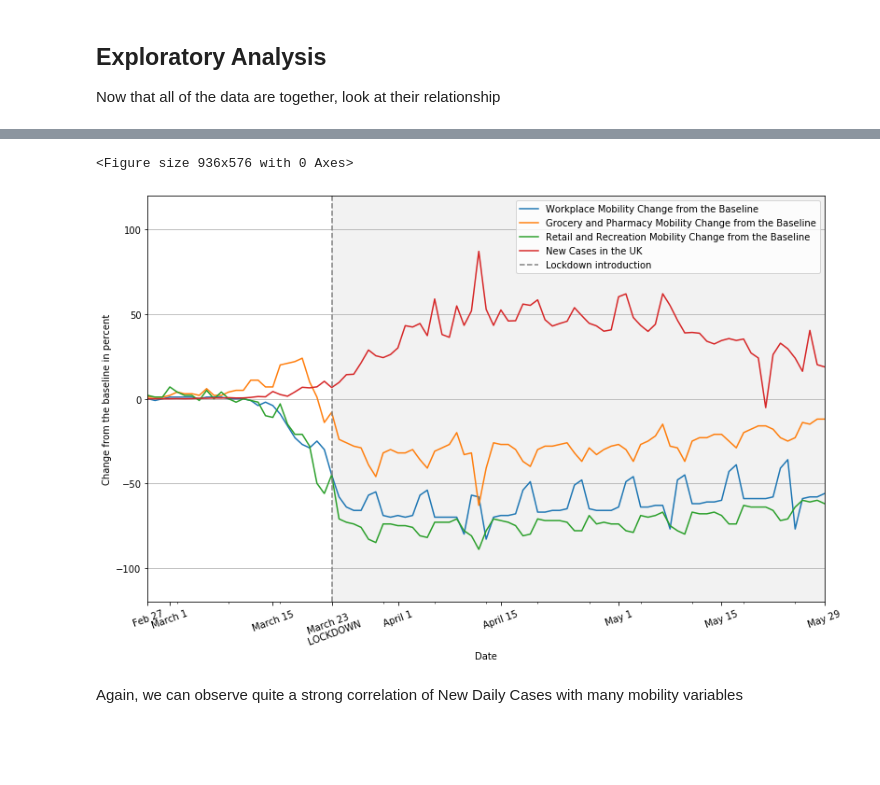
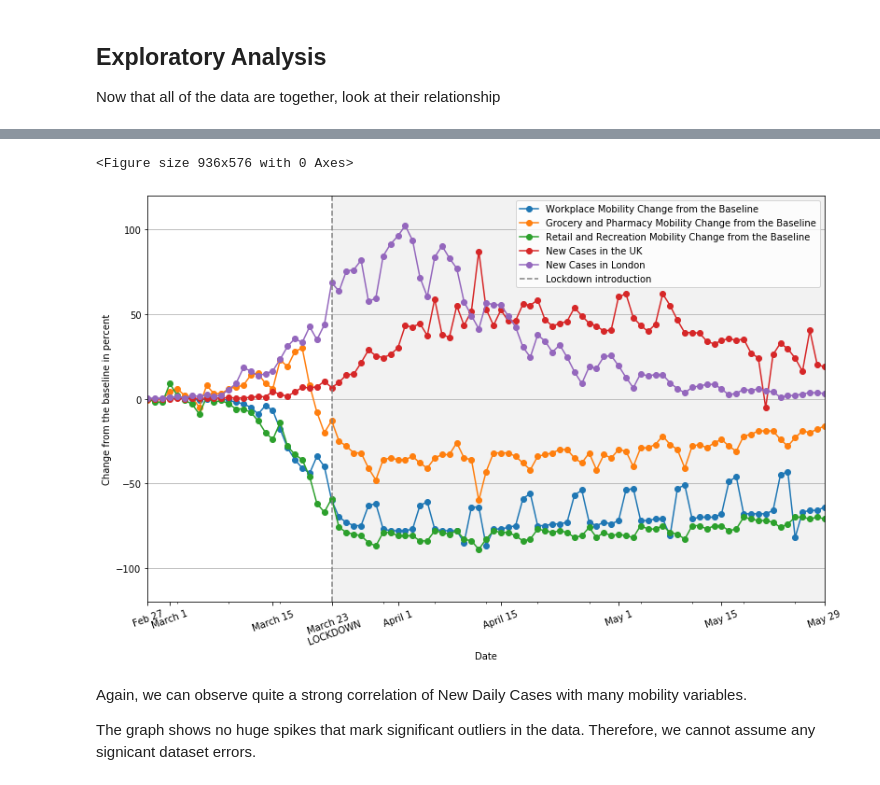
Before and after one commit to IuliiaZaitova/COVID_Prediction_London_National_Transport_Use, a Jupyter notebook: UK_transport.ipynb, the cells around one changed output, grey strips where cells are left out. Cells and saved outputs as stored; diff of their text form; code cells hidden in the pictures; blank space fills up the shorter version.

Commit message:
Add Daily Cases in London, do Poly Regr and SVR on most corr features

```diff
--- a/UK_transport.ipynb
+++ b/UK_transport.ipynb
@@ -219,5 +263,4 @@ df_new_cases = pd.read_csv(path_new_cases, parse_dates = ['date'], dayfirst=True
 # %%
-# choose the country and the dates under analysis
-new_cases_uk = df_new_cases[['date','United Kingdom']]
-new_cases_uk.rename(columns={'date':'Date', 'United Kingdom': 'New Cases'}, inplace=True)
+new_cases_uk = df_new_cases[['date', 'United Kingdom']]
+new_cases_uk.rename(columns={'date':'Date', 'United Kingdom': 'new_cases_uk'}, inplace=True)
 new_cases_uk = new_cases_uk[new_cases_uk['Date'].isin(pd.date_range('2020-02-27', '2020-05-29'))]
@@ -250,0 +267,15 @@ uk_mobility
+# %%
+# prepare the data for london#
+# choose the region and the dates under analysis
+new_cases_london = new_cases_london[['date','Cumulative lab-confirmed cases']]
+new_cases_london.rename(columns={'date':'Date', 'Cumulative lab-confirmed cases': 'new_cases_london'}, inplace=True)
+new_cases_london.sort_values(by='Date', inplace=True)
+
+new_cases_l = [0]
+for n in range(1, len(new_cases_london)):
+    current = new_cases_london['new_cases_london'].tolist()[n]
+    previous = new_cases_london['new_cases_london'].tolist()[n-1]
+    new_cases_l.append((current-previous)/10)
+new_cases_london['new_cases_london'] = new_cases_l
+new_cases_london = new_cases_london[new_cases_london['Date'].isin(pd.date_range('2020-02-27', '2020-05-29'))]
+new_cases_london
@@ -251,10 +300,11 @@ uk_mobility
 # %%
-# for easier plotting, divide the number of new cases by 100
-new_cases_uk['New Cases'] = new_cases_uk['New Cases']/100
+# for easier plotting, divide the number of new cases in UK by 100
+new_cases_uk['new_cases_uk'] = new_cases_uk['new_cases_uk']/100
 # %%
 # merge the UK mobility with new cases
-df_covid_uk = pd.merge(uk_mobility, new_cases_uk, how='left', on='Date')
+df_cases_mobility = pd.merge(new_cases_london, new_cases_uk, how='left', on='Date')
+df_cases_mobility = pd.merge(df_cases_mobility, london_mobility, how='left', on='Date')
+
 # check for missing values
-df_covid_uk.isna().any()
-df_covid_uk
+df_cases_mobility.isna().any()
 # %% [output]
@@ -286,23 +334,26 @@ df_covid_uk.corr()
 # %%
 # plot the data on one graph
 plt.figure(figsize = (13, 8))
-ax = df_covid_uk.plot(figsize = (13, 8), x='Date', y='workplaces_percent_change_from_baseline', label = 'Workplace Mobility Change from the Baseline')
-df_covid_uk.plot(x='Date', y='grocery_and_pharmacy_percent_change_from_baseline', label = 'Grocery and Pharmacy Mobility Change from the Baseline', ax=ax)
-df_covid_uk.plot(x='Date', y='retail_and_recreation_percent_change_from_baseline', label = 'Retail and Recreation Mobility Change from the Baseline', ax=ax)
+ax = df_cases_mobility.plot(figsize = (13, 8), x='Date', y='workplaces_percent_change_from_baseline', label = 'Workplace Mobility Change from the Baseline', marker = 'o')
+df_cases_mobility.plot(x='Date', y='grocery_and_pharmacy_percent_change_from_baseline', label = 'Grocery and Pharmacy Mobility Change from the Baseline', marker = 'o', ax=ax)
+df_cases_mobility.plot(x='Date', y='retail_and_recreation_percent_change_from_baseline', label = 'Retail and Recreation Mobility Change from the Baseline', marker = 'o', ax=ax)
 
-df_covid_uk.plot(x='Date', y='New Cases', label = 'New Cases in the UK', ax=ax)
+df_cases_mobility.plot(x='Date', y='new_cases_uk', label = 'New Cases in the UK', ax=ax, marker = 'o')
+df_cases_mobility.plot(x='Date', y='new_cases_london', label = 'New Cases in London', ax=ax, marker = 'o')
 
 plt.axvline(x='2020-03-23', color='gray', linestyle='--', label = 'Lockdown introduction')
 ax.axvspan('2020-03-23', '2020-05-29', alpha=0.1, color='gray')
 ax.set_ylabel('Change from the baseline in percent')
 ax.set_xlabel('Date')
 plt.xticks(['2020-02-27', '2020-03-01', '2020-03-15', '2020-03-23', '2020-04-01', '2020-04-15', '2020-05-01', '2020-05-15', '2020-05-29'], ['Feb 27', 'March 1', 'March 15', 'March 23 \n LOCKDOWN', 'April 1', 'April 15', 'May 1', 'May 15', 'May 29'],rotation=20)
 plt.ylim(-120, 120)
 plt.grid(axis='y')
 plt.legend()
 plt.show()
 # %% [output]
 <Figure size 936x576 with 0 Axes>
-[figure, old version]
+[figure, new version]
 # %% [markdown]
-Again, we can observe quite a strong correlation of New Daily Cases with many mobility variables
+Again, we can observe quite a strong correlation of New Daily Cases with many mobility variables.
+
+The graph shows no huge spikes that mark significant outliers in the data. Therefore, we cannot assume any signicant dataset errors.
```
Also changed, not shown: parts of 25 cells of this notebook, 1 other file.
